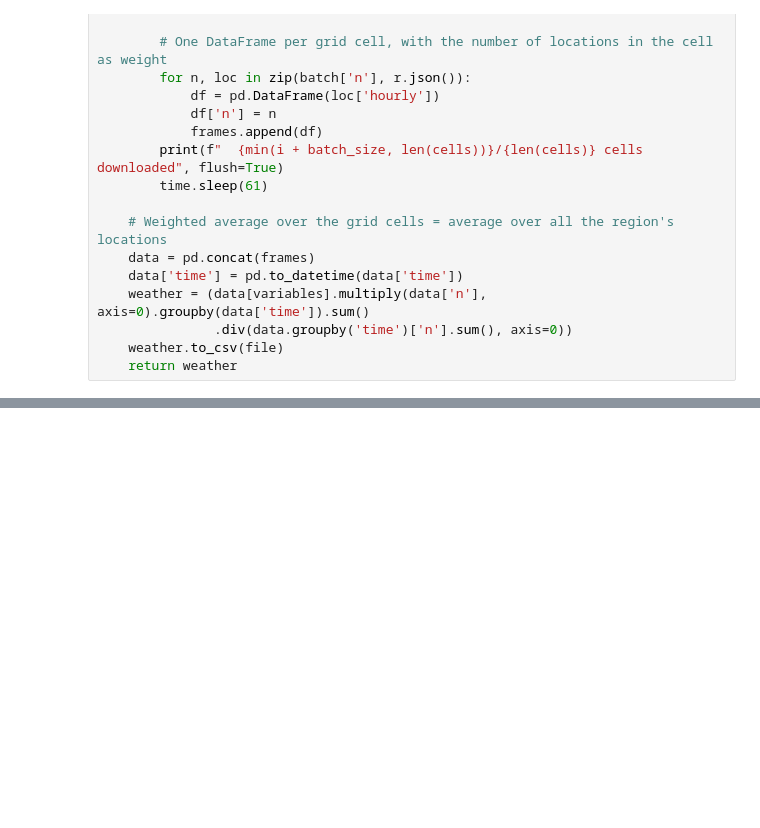
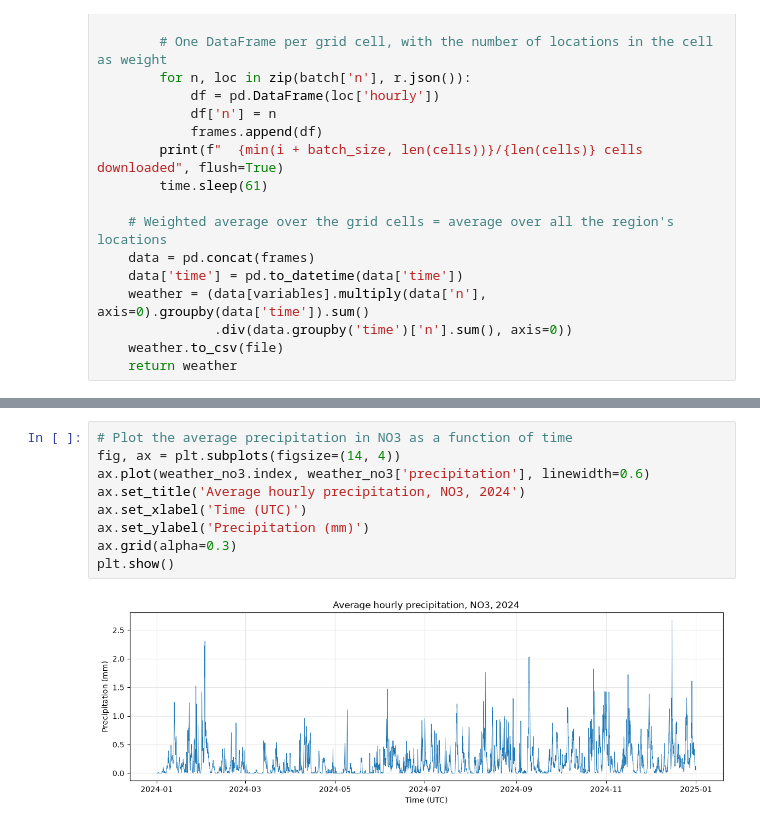
Before and after one commit to malikaaebo-cell/IND320_prosjekt, a Jupyter notebook: notebooks/projectwork_part3.ipynb, the cells around one changed output, grey strips where cells are left out. Drawn from its saved outputs; the diff is of its cells as text; blank space fills up the shorter version.

```diff
--- a/notebooks/projectwork_part3.ipynb
+++ b/notebooks/projectwork_part3.ipynb
@@ -258,0 +248,11 @@ EL 3: 1000 locations in 298 unique grid cells
+# %%
+# Plot the average precipitation in NO3 as a function of time
+fig, ax = plt.subplots(figsize=(14, 4))
+ax.plot(weather_no3.index, weather_no3['precipitation'], linewidth=0.6)
+ax.set_title('Average hourly precipitation, NO3, 2024')
+ax.set_xlabel('Time (UTC)')
+ax.set_ylabel('Precipitation (mm)')
+ax.grid(alpha=0.3)
+plt.show()
+# %% [output]
+[figure, added]
```
Also changed, not shown: parts of 19 cells of this notebook.
